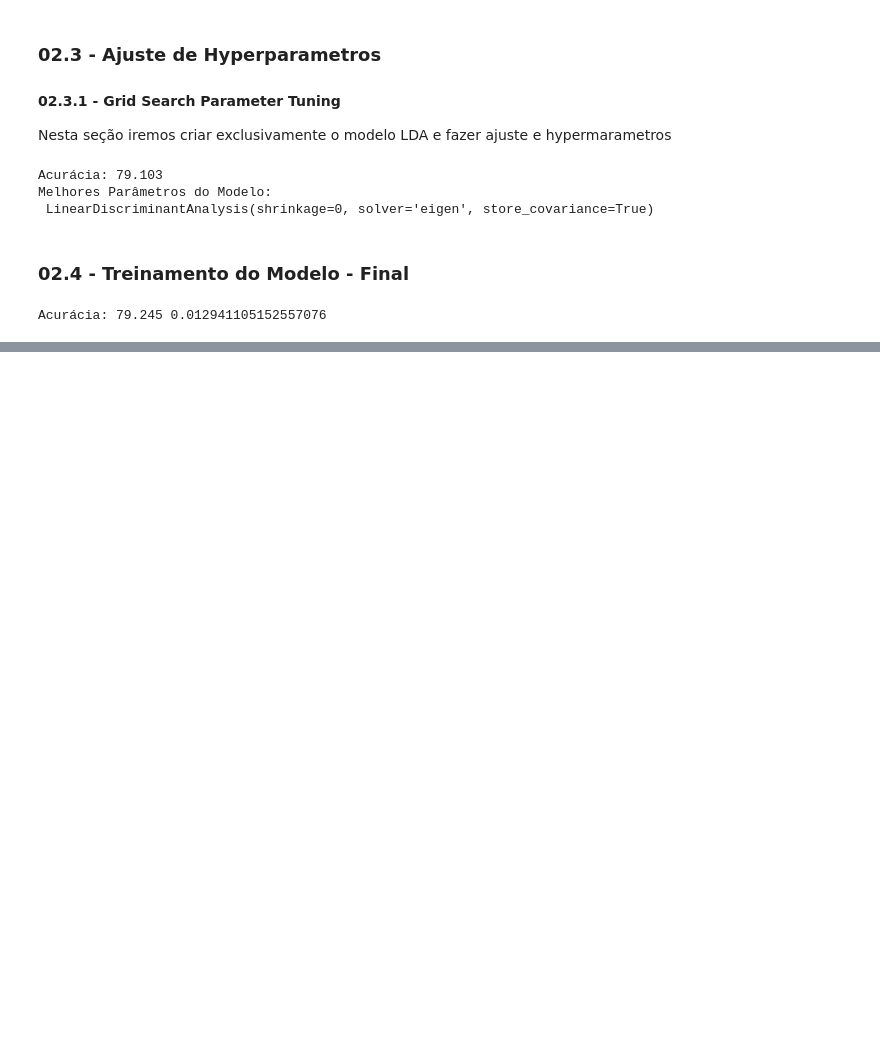
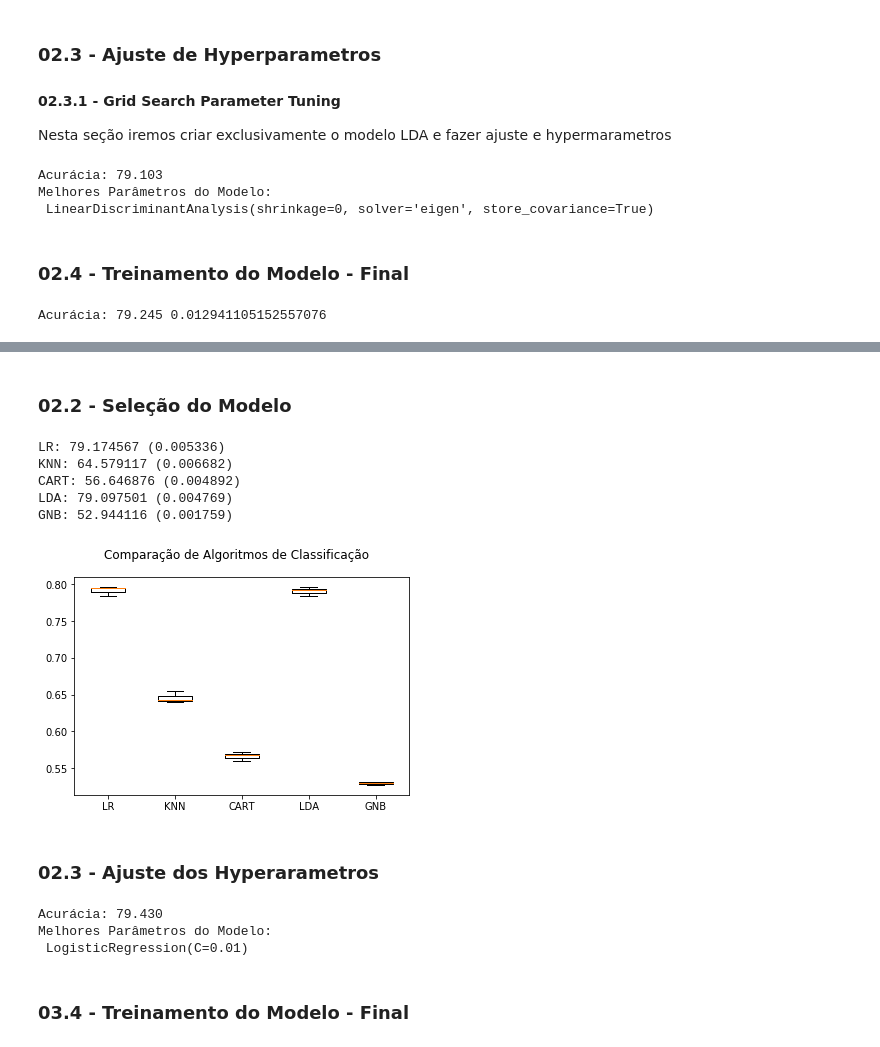
Before and after one commit to med0709/ML-Santander-Kaggle, a Jupyter notebook: Projeto 02 - Santander.ipynb, the cells around one changed output, grey strips where cells are left out. Drawn from its saved outputs; the diff is of its cells as text; code cells hidden in the pictures; blank space fills up the shorter version.

Commit message:
Add files via upload
Modelo utilizado: Logistic Regression + Grid Search Parameter Tuning
Pré processamento: Padronização+ PCA

Acuraria AOC dos dados de teste: 79,554

```diff
--- a/Projeto 02 - Santander.ipynb
+++ b/Projeto 02 - Santander.ipynb
@@ -357,0 +377,75 @@ Acurácia: 79.245 0.012941105152557076
+# %% [markdown]
+### 02.2 - Seleção do Modelo
+# %%
+# Import dos módulos
+from pandas import read_csv
+import matplotlib.pyplot as plt
+from sklearn.model_selection import KFold
+from sklearn.model_selection import cross_val_score
+from sklearn.linear_model import LogisticRegression
+from sklearn.neighbors import KNeighborsClassifier
+from sklearn.tree import DecisionTreeClassifier
+from sklearn.discriminant_analysis import LinearDiscriminantAnalysis
+from sklearn.naive_bayes import GaussianNB
+
+# Definindo os valores para o número de folds
+num_folds = 3
+
+# Preparando a lista de modelos
+modelos = []
+modelos.append(('LR', LogisticRegression()))
+modelos.append(('KNN', KNeighborsClassifier()))
+modelos.append(('CART', DecisionTreeClassifier()))
+modelos.append(('LDA', LinearDiscriminantAnalysis()))
+modelos.append(('GNB', GaussianNB()))
+
+# Avaliando cada modelo em um loop
+resultados = []
+nomes = []
+
+for nome, modelo in modelos:
+    kfold = KFold(n_splits = num_folds)
+    cv_results = cross_val_score(modelo, x_treino_pca, y_treino, cv = kfold, scoring = 'roc_auc')
+    resultados.append(cv_results)
+    nomes.append(nome)
+    msg = "%s: %f (%f)" % (nome, cv_results.mean() * 100, cv_results.std())
+    print(msg)
+
+# Boxplot para comparar os algoritmos
+fig = plt.figure()
+fig.suptitle('Comparação de Algoritmos de Classificação')
+ax = fig.add_subplot(111)
+plt.boxplot(resultados)
+ax.set_xticklabels(nomes)
+plt.show()
+# %% [output]
+LR: 79.174567 (0.005336)
+KNN: 64.579117 (0.006682)
+CART: 56.646876 (0.004892)
+LDA: 79.097501 (0.004769)
+GNB: 52.944116 (0.001759)
+[figure, added]
+# %% [markdown]
+### 02.3 - Ajuste dos Hyperarametros
+# %%
+from sklearn.model_selection import GridSearchCV
+
+# Criando o modelo
+modelo = LogisticRegression()
+
+# Definindo os valores que serão testados
+valores_grid = {'penalty': ['l1','l2'], 'C': [0.001,0.01,0.1,1,10,100,1000]}
+
+# Criando o grid
+grid = GridSearchCV(estimator = modelo, param_grid = valores_grid, scoring = 'roc_auc')
+grid.fit(x_treino_pca,y_treino)
+
+# Print do resultado
+print("AUC: %.3f" % (grid.best_score_ * 100))
+print("Melhores Parâmetros do Modelo:\n", grid.best_estimator_)
+# %% [output]
+Acurácia: 79.430
+Melhores Parâmetros do Modelo:
+ LogisticRegression(C=0.01)
+# %% [markdown]
+### 03.4 - Treinamento do Modelo - Final
```
Also changed, not shown: parts of 9 cells of this notebook.
